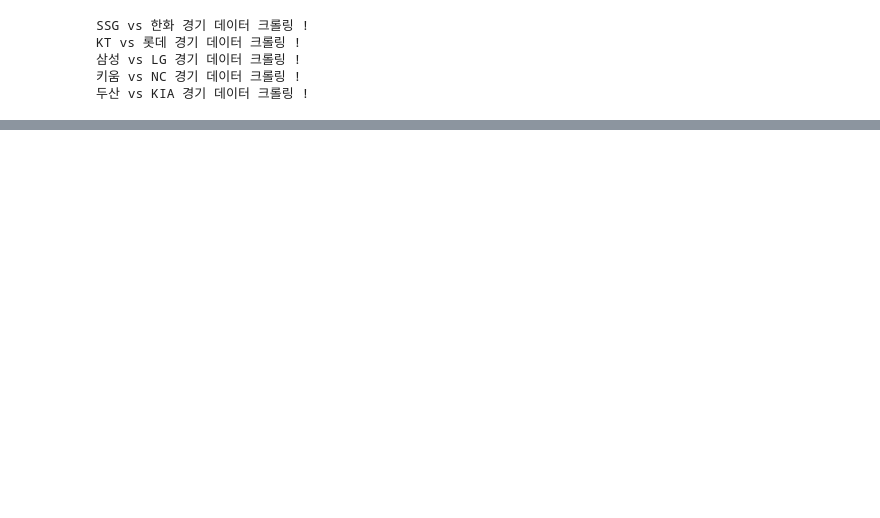
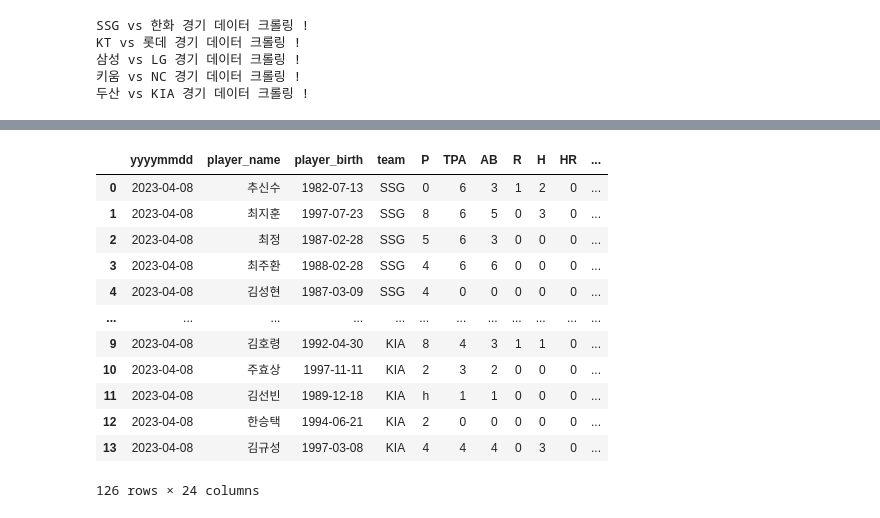
Before and after one commit to sum9611/airflow_docker, a Jupyter notebook: 01.ipynb, the cells around one changed output, grey strips where cells are left out. Drawn from its saved outputs; the diff is of its cells as text; code cells hidden in the pictures; blank space fills up the shorter version.

```diff
--- a/01.ipynb
+++ b/01.ipynb
@@ -208,0 +216,16 @@ player_info =  player_info[['player_name','player_birth']]
+# %%
+batting
+# %% [output]
+|  | yyyymmdd | player_name | player_birth | team | P | TPA | AB | R | H | HR | ... |
+| 0 | 2023-04-08 | 추신수 | 1982-07-13 | SSG | 0 | 6 | 3 | 1 | 2 | 0 | ... |
+| 1 | 2023-04-08 | 최지훈 | 1997-07-23 | SSG | 8 | 6 | 5 | 0 | 3 | 0 | ... |
+| 2 | 2023-04-08 | 최정 | 1987-02-28 | SSG | 5 | 6 | 3 | 0 | 0 | 0 | ... |
+| 3 | 2023-04-08 | 최주환 | 1988-02-28 | SSG | 4 | 6 | 6 | 0 | 0 | 0 | ... |
+| 4 | 2023-04-08 | 김성현 | 1987-03-09 | SSG | 4 | 0 | 0 | 0 | 0 | 0 | ... |
+| ... | ... | ... | ... | ... | ... | ... | ... | ... | ... | ... | ... |
+| 9 | 2023-04-08 | 김호령 | 1992-04-30 | KIA | 8 | 4 | 3 | 1 | 1 | 0 | ... |
+| 10 | 2023-04-08 | 주효상 | 1997-11-11 | KIA | 2 | 3 | 2 | 0 | 0 | 0 | ... |
+| 11 | 2023-04-08 | 김선빈 | 1989-12-18 | KIA | h | 1 | 1 | 0 | 0 | 0 | ... |
+| 12 | 2023-04-08 | 한승택 | 1994-06-21 | KIA | 2 | 0 | 0 | 0 | 0 | 0 | ... |
+| 13 | 2023-04-08 | 김규성 | 1997-03-08 | KIA | 4 | 4 | 4 | 0 | 3 | 0 | ... |
+126 rows × 24 columns
```
Also changed, not shown: parts of 20 cells of this notebook, 1 other file.
